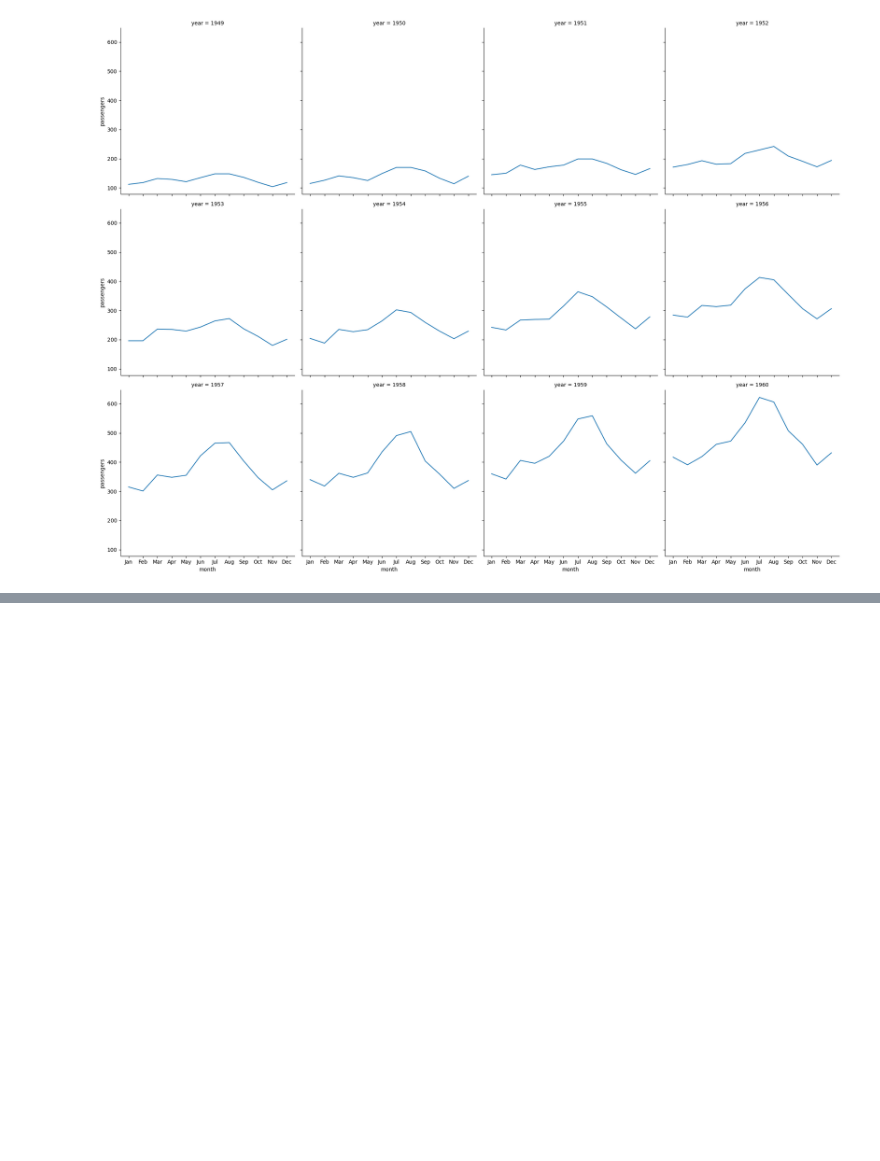
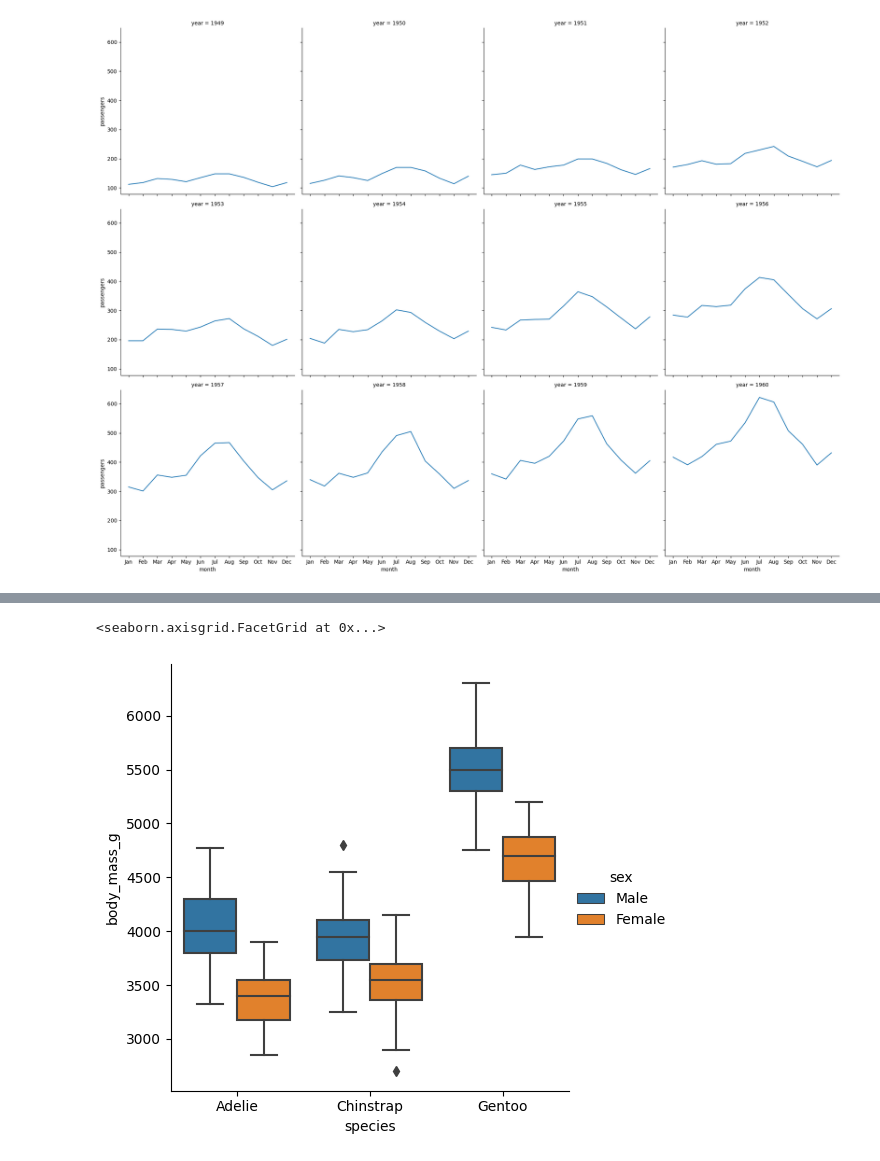
Before and after one commit to Young4424/ML_DL_practice, a Jupyter notebook: 01_데이터시각화_실습.ipynb, the cells around one changed output, grey strips where cells are left out. Saved outputs shown, nothing was run; the diff lists cells and outputs as text; code cells hidden in the pictures; blank space fills up the shorter version.

```diff
--- a/01_데이터시각화_실습.ipynb
+++ b/01_데이터시각화_실습.ipynb
@@ -88,0 +96,5 @@ sns.catplot
+# %%
+sns.catplot(data = data, x = 'species', y = 'body_mass_g',kind = 'box', hue='sex' )
+# %% [output]
+<seaborn.axisgrid.FacetGrid at 0x...>
+[figure, added]
```
Also changed, not shown: parts of 11 cells of this notebook.
